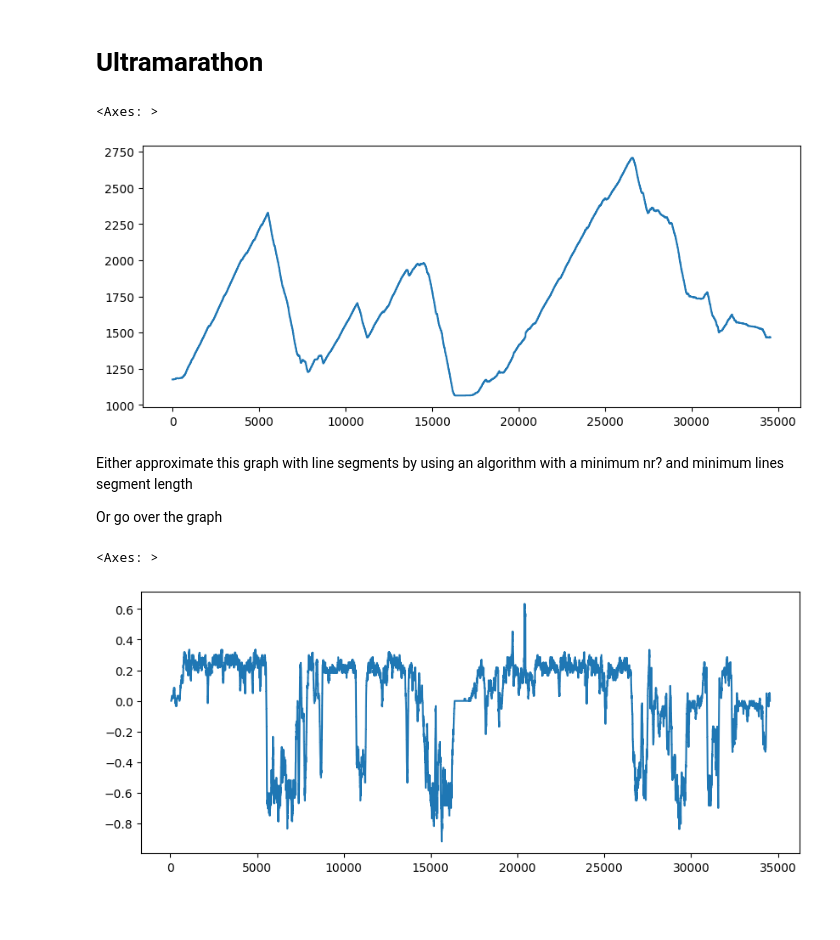
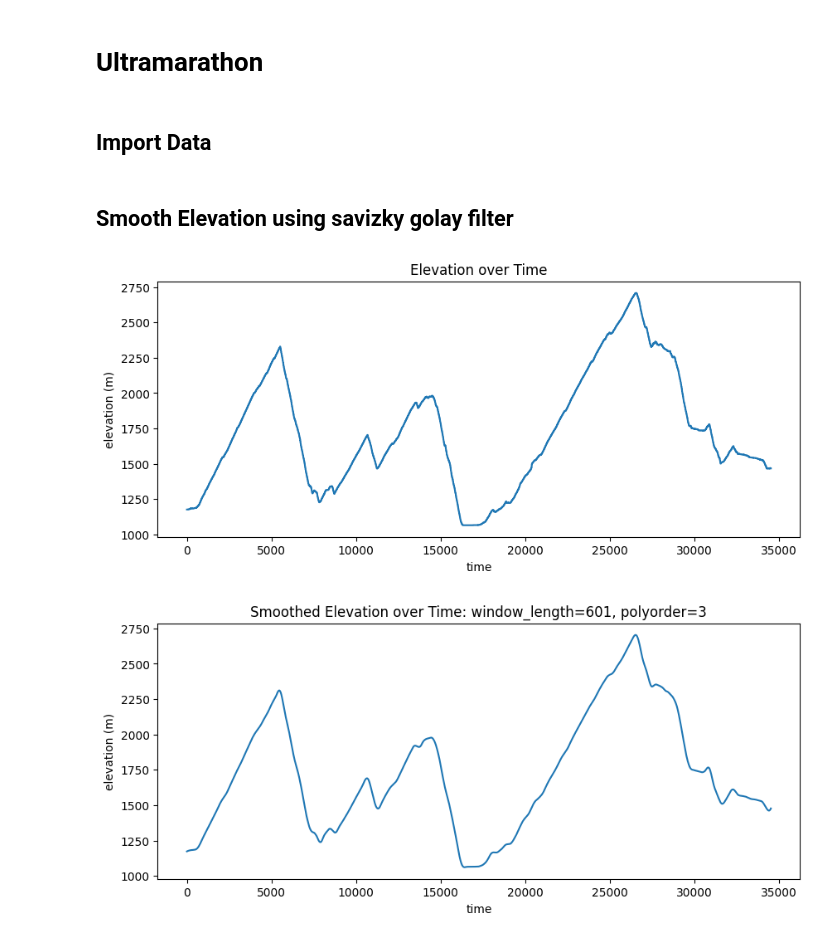
Before and after one commit to danielschafi/cds_im_spitzensport, a Jupyter notebook: ultramarathon/marathon.ipynb, the cells around one changed output. Drawn from its saved outputs; the diff is of its cells as text; code cells hidden in the pictures; blank space fills up the shorter version.

```diff
--- a/ultramarathon/marathon.ipynb
+++ b/ultramarathon/marathon.ipynb
@@ -9,5 +11,7 @@ import gpxpy
 # %%
 data_path = "Ultramarathon_1.gpx"
+# %% [markdown]
+## Import Data
 # %%
 with open(data_path, 'r') as gpx_file:
     gpx = gpxpy.parse(gpx_file)
@@ -44,20 +48,23 @@ for track in gpx.tracks:
             })
 
 df = pd.DataFrame.from_records(points)
+# %% [markdown]
+## Smooth Elevation using savizky golay filter
 # %%
 df.elevation.plot(figsize=(10,4))
+plt.xlabel("time")
+plt.title("Elevation over Time")
+plt.ylabel("elevation (m)")
+plt.show()
+
+sv_window_length = 601  # must be odd
+sv_polyorder = 3
+df["elevation_smoothed"] = savgol_filter(df["elevation"], window_length=sv_window_length, polyorder=sv_polyorder)
+df.elevation_smoothed.plot(figsize=(10,4))
+plt.xlabel("time")
+plt.title(f"Smoothed Elevation over Time: window_length={sv_window_length}, polyorder={sv_polyorder}")
+plt.ylabel("elevation (m)")
+plt.show()
 # %% [output]
-<Axes: >
-[figure, old version]
+[figure, new version]
+[figure, added]
-# %% [markdown]
-Either approximate this graph with line segments by using an algorithm with a minimum nr? and minimum lines segment length
-
-Or go over the graph
-# %%
-# smooth the elevation
-smoothing_window = 60
-df["elevation_sma"] = df["elevation"].rolling(window=smoothing_window).mean()
-df["elevation_sma"].diff().plot(figsize=(10,4))
-# %% [output]
-<Axes: >
-[figure, removed]
```
Also changed, not shown: parts of 16 cells of this notebook.
